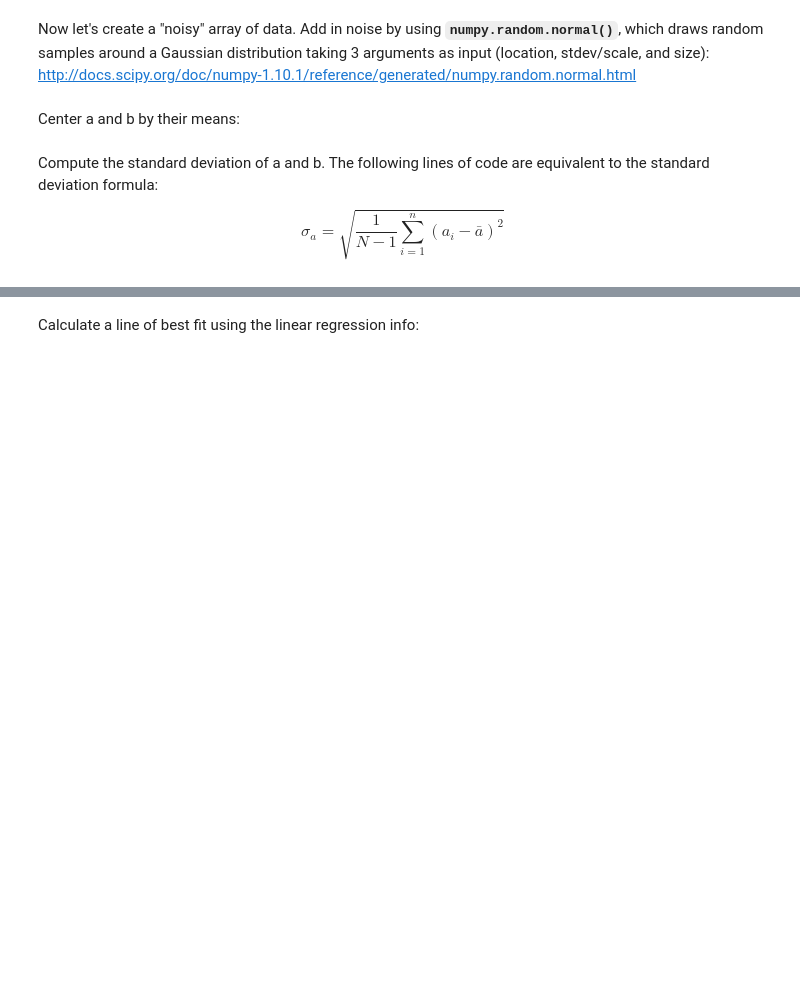
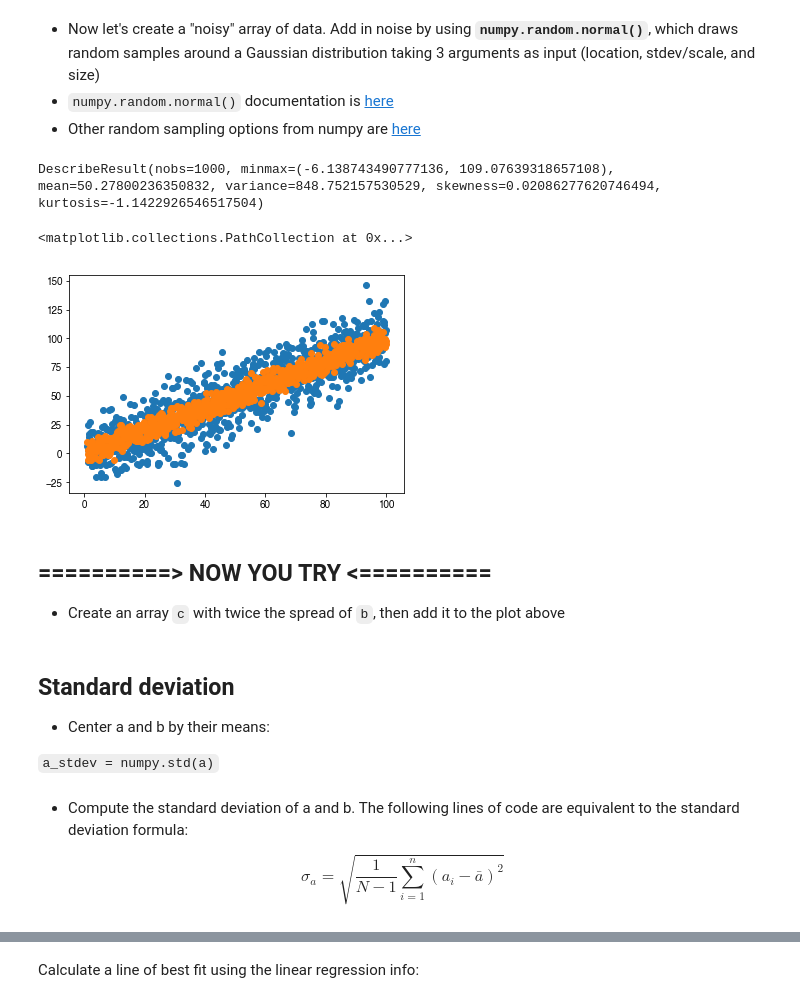
Before and after one commit to raspstephan/ESS-Python-Tutorial, a Jupyter notebook: materials/week2/3_scipy_matplotlib_pandas.ipynb, the cells around one changed output, grey strips where cells are left out. Drawn from its saved outputs; the diff is of its cells as text; code cells hidden in the pictures; blank space fills up the shorter version.

````diff
--- a/materials/week2/3_scipy_matplotlib_pandas.ipynb
+++ b/materials/week2/3_scipy_matplotlib_pandas.ipynb
@@ -15,7 +32,9 @@ import datetime # for time series data
 # special code for Jupyter Notebook; allows in-line plotting (may not be needed on your machine)
 %matplotlib inline
 # %% [markdown]
-Now let's create a "noisy" array of data.  Add in noise by using **```numpy.random.normal()```**, which draws random samples around a Gaussian distribution taking 3 arguments as input (location, stdev/scale, and size):  http://docs.scipy.org/doc/numpy-1.10.1/reference/generated/numpy.random.normal.html
+* Now let's create a "noisy" array of data.  Add in noise by using **```numpy.random.normal()```**, which draws random samples around a Gaussian distribution taking 3 arguments as input (location, stdev/scale, and size)
+* ```numpy.random.normal()``` documentation is [here](https://docs.scipy.org/doc/numpy/reference/generated/numpy.random.normal.html#numpy.random.normal)
+* Other random sampling options from numpy are [here](https://docs.scipy.org/doc/numpy/reference/routines.random.html)
 # %%
 N = 1000
 xvals = numpy.linspace(1,100,N)
@@ -23,7 +42,21 @@ xvals = numpy.linspace(1,100,N)
 a_signal = numpy.linspace(1,100,N)
 a_noise = numpy.random.normal(loc=0, scale=5, size=N)
 a = a_signal+a_noise
+# %%
+scipy.stats.describe(a)
+# %% [output]
+DescribeResult(nobs=1000, minmax=(-6.138743490777136, 109.07639318657108), mean=50.27800236350832, variance=848.752157530529, skewness=0.02086277620746494, kurtosis=-1.1422926546517504)
 # %%
 b_signal = numpy.linspace(1,100,N)
 b_noise = numpy.random.normal(loc=0, scale=15, size=N)
 b = b_signal+b_noise
+# %%
+plt.scatter(xvals, b) # blue
+plt.scatter(xvals, a) # orange
+# %% [output]
+<matplotlib.collections.PathCollection at 0x...>
+[figure, added]
+# %% [markdown]
+## ==========> NOW YOU TRY <==========
+
+* Create an array ```c``` with twice the spread of ```b```, then add it to the plot above
@@ -30,10 +67,14 @@ b = b_signal+b_noise
 # %% [markdown]
-Center a and b by their means:
+## Standard deviation
+
+* Center a and b by their means:
+
+```a_stdev = numpy.std(a)```
 # %%
 a_ctd = a - a.mean()
 b_ctd = b - b.mean()
 # %% [markdown]
-Compute the standard deviation of a and b.  The following lines of code are equivalent to the standard deviation formula:
+* Compute the standard deviation of a and b.  The following lines of code are equivalent to the standard deviation formula:
 
 $$ \sigma_a = \sqrt{ \frac{1}{N-1} \sum^n_{i=1}(a_i - \bar{a})^2 } $$
 # %%
````
Also changed, not shown: parts of 24 cells of this notebook, 4 other files.
